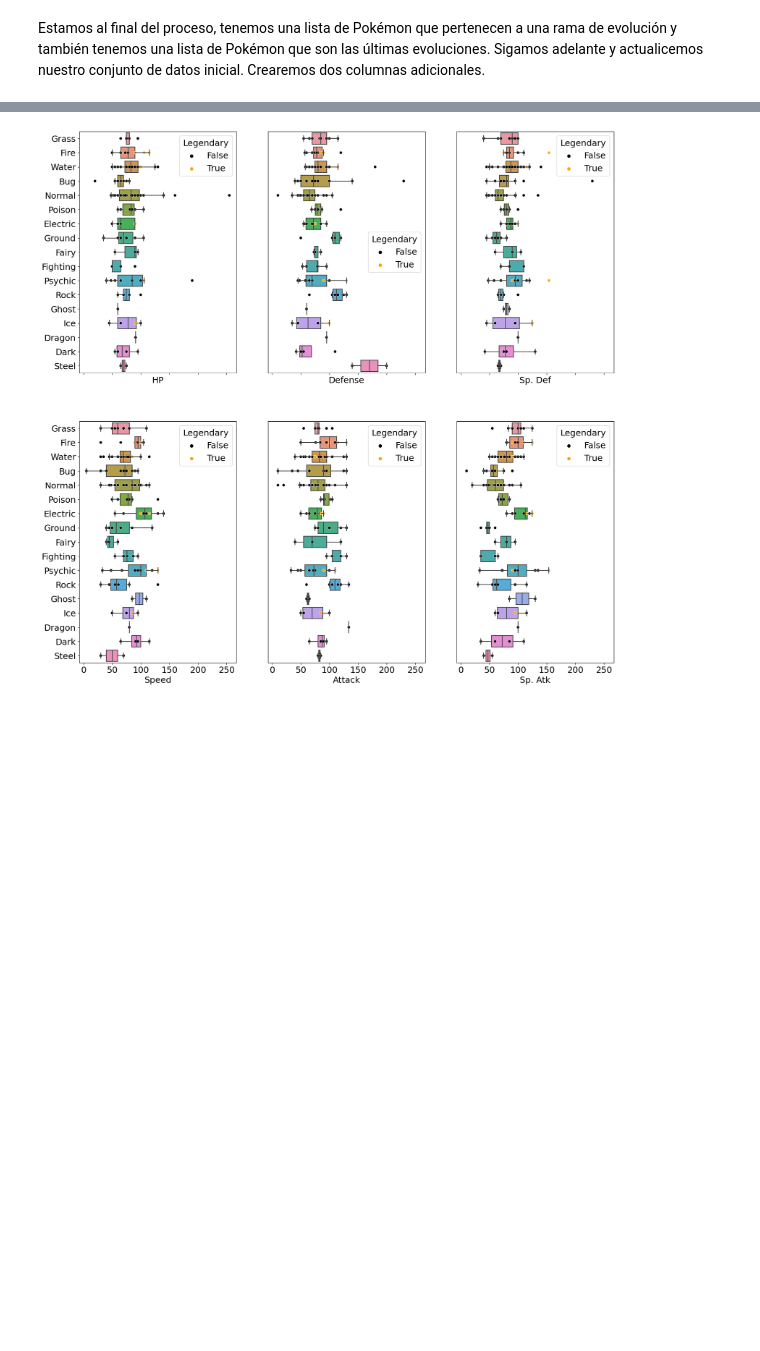
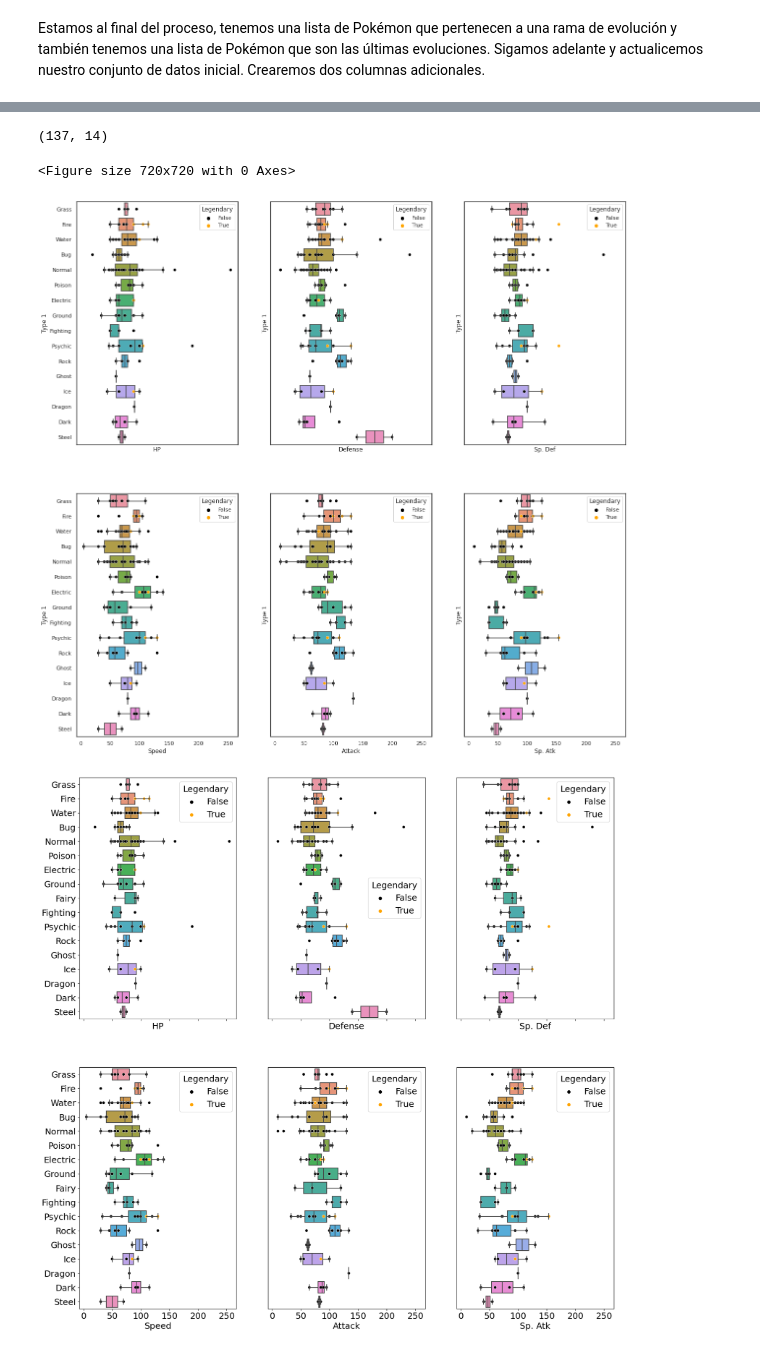
Before and after one commit to SalRmz/DCDP, a Jupyter notebook: 01 Programación en Python/notebooks/exercises/Practica_Final_EDA_WoAns.ipynb, the cells around one changed output, grey strips where cells are left out. Cells and saved outputs as stored; diff of their text form; code cells hidden in the pictures; blank space fills up the shorter version.

```diff
--- a/01 Programación en Python/notebooks/exercises/Practica_Final_EDA_WoAns.ipynb
+++ b/01 Programación en Python/notebooks/exercises/Practica_Final_EDA_WoAns.ipynb
@@ -453,4 +496,6 @@ Para el análisis me gustaría poder decir qué Pokémon son la última evoluci
 Por tanto, me gustaría crear 2 listas, una con todos los pokémon que pertenecen a una rama de evolución y otra con pokémon que son los últimos de una rama de evolución.
 # %%
 #Extraer todos los pokemon de la lista step_3
-has_evolution = [[elem[3] for elem in branch_list] for <#completar>]
+# has_evolution = [[elem[3] for elem in branch_list ] for branch_list in step_3]
+has_evolution = [[elem[3] for elem in branch_list[:-1] ]  for branch_list in step_3 ]
+has_evolution
@@ -459,0 +537,7 @@ has_evolution = [[elem[3] for elem in branch_list] for <#completar>]
+# %%
+#Transformar la lista anterior en un arreglo de 1 dimension
+
+# equipo: ahora con sum:
+one_dim_names = sum(has_evolution, [])
+has_evolution = one_dim_names
+has_evolution
@@ -485,3 +642,14 @@ my_evolved_pokemon = my_pokemon.loc[(my_pokemon.Last_evol == True) | (my_pokemon
+# %%
+#my_pokemon.to_csv('out')
+my_evolved_pokemon.shape
+# %% [output]
+(137, 14)
+# %%
+(f, axes) = attr_per_type(my_evolved_pokemon, ['HP','Defense','Sp. Def','Speed','Attack','Sp. Atk'], 'Legendary','Type 1')
+plt.show()
+# %% [output]
+<Figure size 720x720 with 0 Axes>
+[figure, added]
 # %%
 #Grafica ahora con el dataframe limpio
 #<Completar>
```
Also changed, not shown: parts of 28 cells of this notebook.
